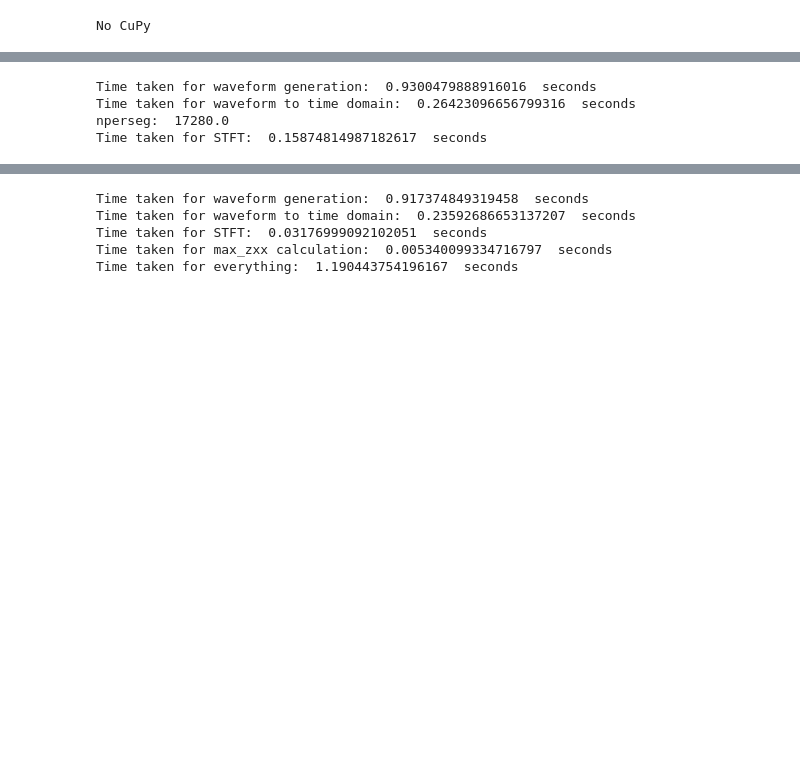
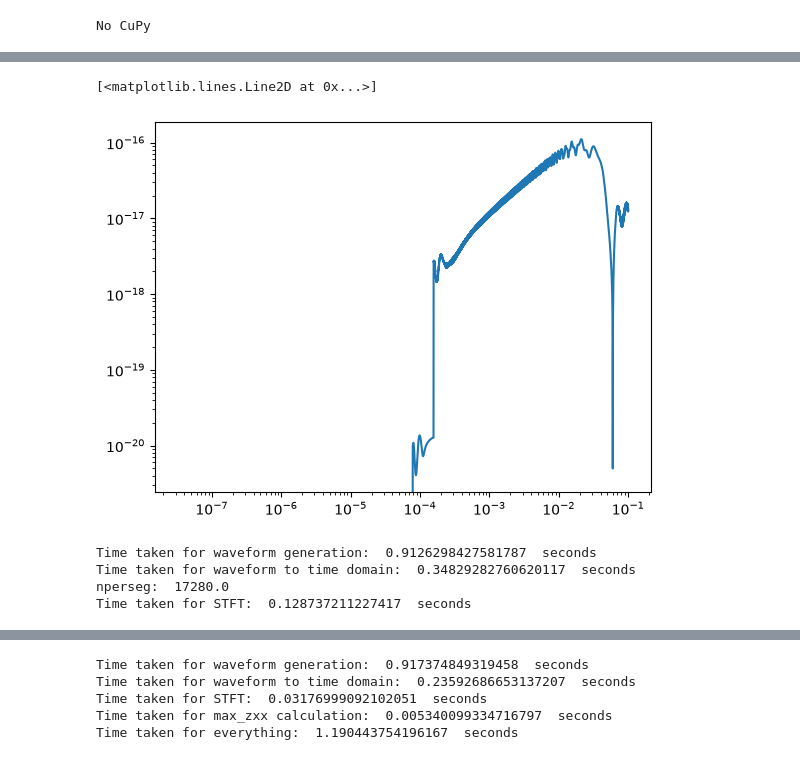
Before and after one commit to manishprasad0/LISA_Modulation, a Jupyter notebook: testing/antenna_modulation.ipynb, the cells around one changed output, grey strips where cells are left out. Cells and saved outputs as stored; diff of their text form; code cells hidden in the pictures; blank space fills up the shorter version.

```diff
--- a/testing/antenna_modulation.ipynb
+++ b/testing/antenna_modulation.ipynb
@@ -10,3 +13,9 @@ No CuPy
+# %%
+plt.loglog(freq, np.abs(wave_freq_domain[0]), label='A')
+#plt.xlim(5e-5, 1)
+# %% [output]
+[<matplotlib.lines.Line2D at 0x...>]
+[figure, added]
 # %%
 DAY_SI = 24*3600
 Tobs = YRSID_SI
@@ -44,7 +53,7 @@ wave_freq_domain = wave_gen(m1, m2, chi1z, chi2z,
 t_1 = time.time()
 print("Time taken for waveform generation: ", t_1 - t_start, " seconds")
 
-wave_time_domain = sp.fft.irfft(wave_freq_domain[:2], axis=-1)
+wave_time_domain = sp.fft.irfft(wave_freq_domain, axis=-1)
 t_2 = time.time()
 print("Time taken for waveform to time domain: ", t_2 - t_1, " seconds")
 
@@ -58,7 +67,7 @@ f, t, Zxx = sp.signal.stft(wave_time_domain,  # 0 is A, 1 is E, 2 is T
 t_3 = time.time()
 print("Time taken for STFT: ", t_3 - t_2, " seconds")
 # %% [output]
-Time taken for waveform generation:  0.9300479888916016  seconds
-Time taken for waveform to time domain:  0.26423096656799316  seconds
+Time taken for waveform generation:  0.9126298427581787  seconds
+Time taken for waveform to time domain:  0.34829282760620117  seconds
 nperseg:  17280.0
-Time taken for STFT:  0.15874814987182617  seconds
+Time taken for STFT:  0.128737211227417  seconds
```
Also changed, not shown: parts of 5 cells of this notebook, 2 other files.
